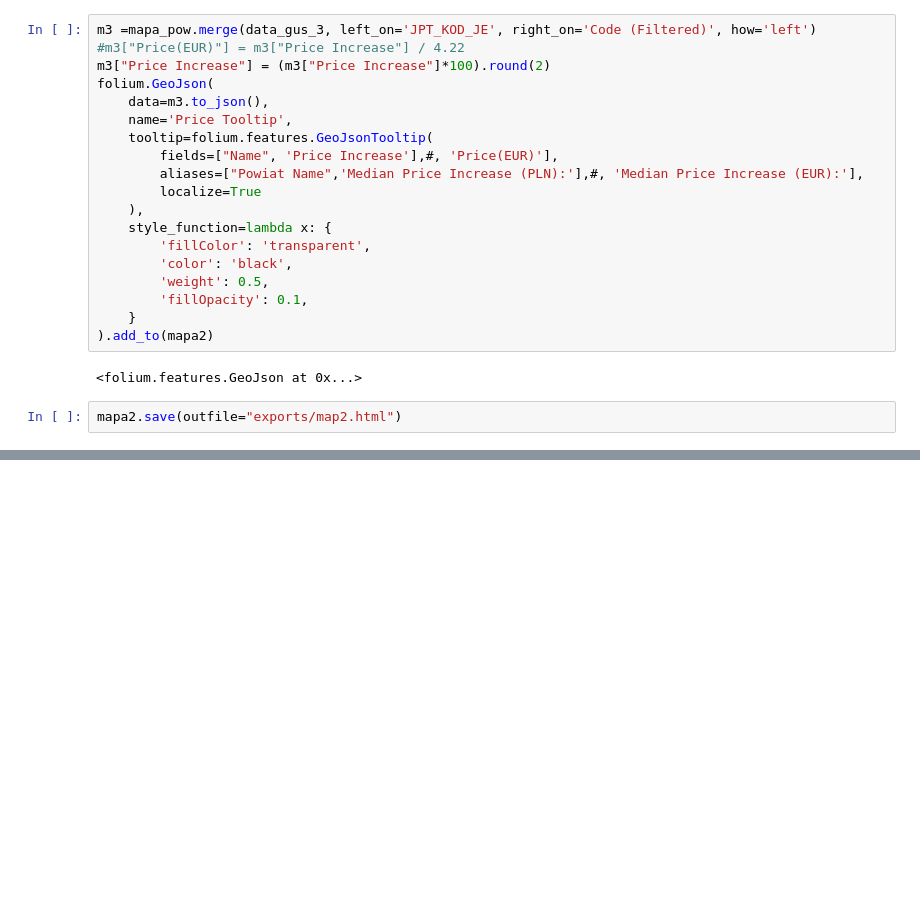
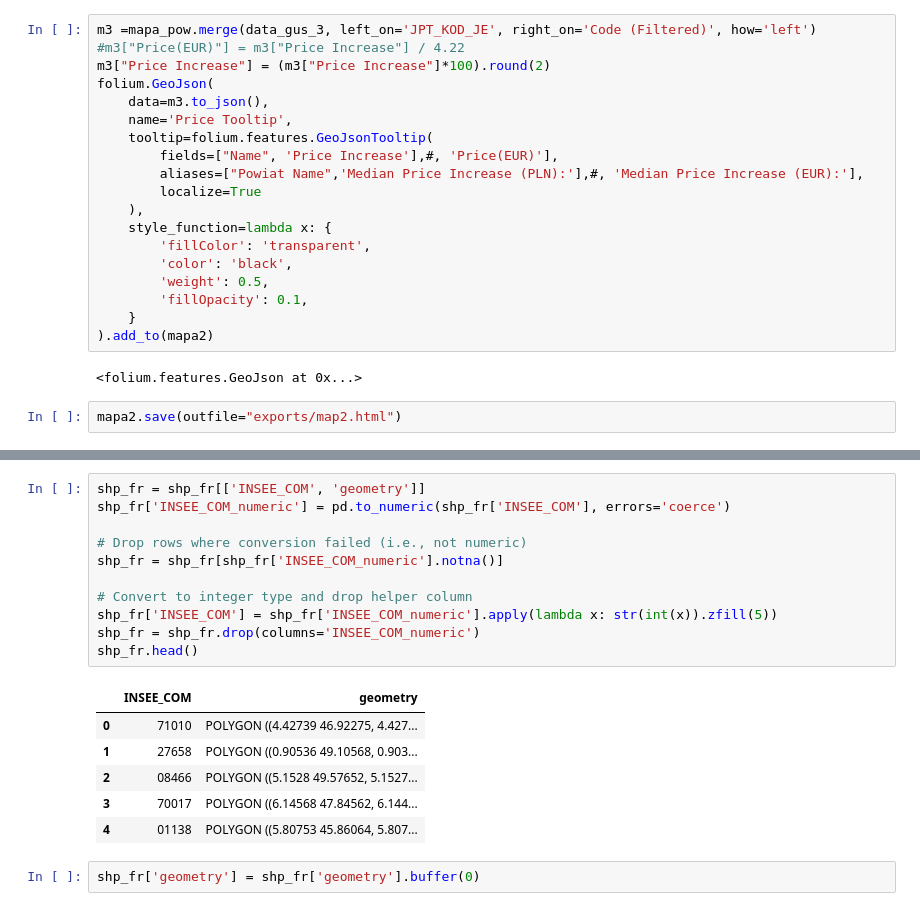
Before and after one commit to leoandeol/euromap, a Jupyter notebook: test.ipynb, the cells around one changed output, grey strips where cells are left out. Drawn from its saved outputs; the diff is of its cells as text; blank space fills up the shorter version.

```diff
--- a/test.ipynb
+++ b/test.ipynb
@@ -140,0 +208,20 @@ mapa2.save(outfile="exports/map2.html")
+# %%
+shp_fr = shp_fr[['INSEE_COM', 'geometry']]
+shp_fr['INSEE_COM_numeric'] = pd.to_numeric(shp_fr['INSEE_COM'], errors='coerce')
+
+# Drop rows where conversion failed (i.e., not numeric)
+shp_fr = shp_fr[shp_fr['INSEE_COM_numeric'].notna()]
+
+# Convert to integer type and drop helper column
+shp_fr['INSEE_COM'] = shp_fr['INSEE_COM_numeric'].apply(lambda x: str(int(x)).zfill(5))
+shp_fr = shp_fr.drop(columns='INSEE_COM_numeric')
+shp_fr.head()
+# %% [output]
+|  | INSEE_COM | geometry |
+| 0 | 71010 | POLYGON ((4.42739 46.92275, 4.427... |
+| 1 | 27658 | POLYGON ((0.90536 49.10568, 0.903... |
+| 2 | 08466 | POLYGON ((5.1528 49.57652, 5.1527... |
+| 3 | 70017 | POLYGON ((6.14568 47.84562, 6.144... |
+| 4 | 01138 | POLYGON ((5.80753 45.86064, 5.807... |
+# %%
+shp_fr['geometry'] = shp_fr['geometry'].buffer(0)
```
Also changed, not shown: parts of 26 cells of this notebook, 1 other file.
